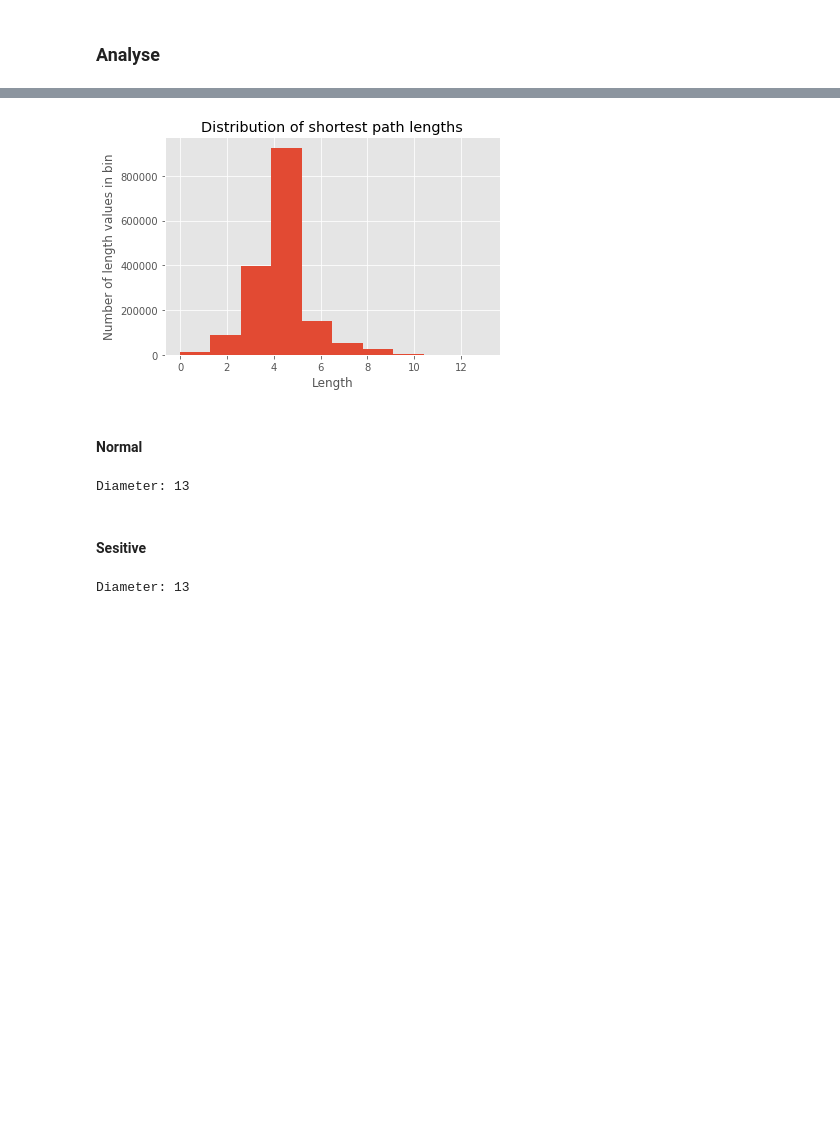
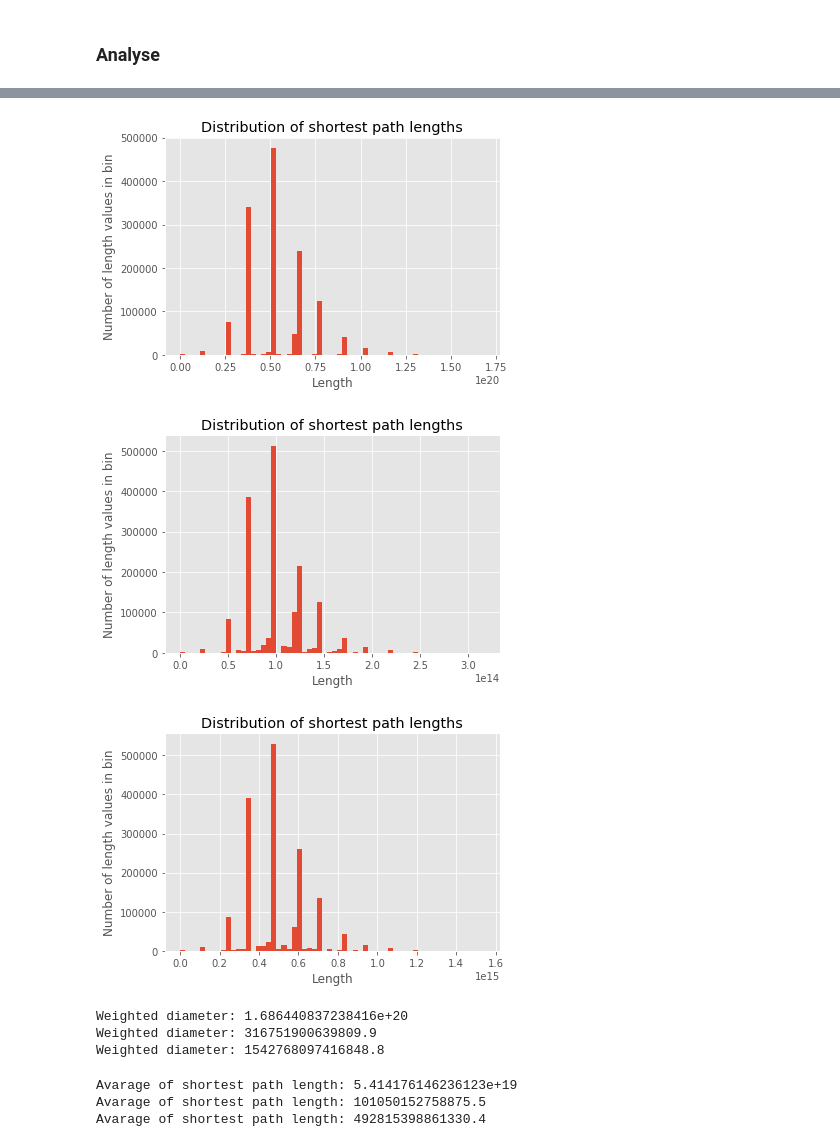
Before and after one commit to cilacal/Network-Analyser, a Jupyter notebook: Network_analyser.ipynb, the cells around one changed output, grey strips where cells are left out. Saved outputs shown, nothing was run; the diff lists cells and outputs as text; code cells hidden in the pictures; blank space fills up the shorter version.

```diff
--- a/Network_analyser.ipynb
+++ b/Network_analyser.ipynb
@@ -56,10 +63,16 @@ def generateNetwork(df):
 # %%
 def filterComponents(MDG):
     components = [c for c in nx.connected_components(MDG)]
+
+    a = np.argmax([len(c) for c in components])
+
     invalid_nodes = []
-    for c_set in components[1:]:
-        for node in c_set:
-            invalid_nodes.append(node)
+    for i in range(0, len(components)):
+        if i != a:
+            c_set = components[i]
+            for node in c_set:
+                invalid_nodes.append(node)
+
     for node in invalid_nodes:
         MDG.remove_node(node)
     return MDG
@@ -167,10 +180,12 @@ def diameterWeighted(MDG, weight_ , method_ = 'bellman-ford'):
 # %% [markdown]
 ### Create network
 # %%
-set_names('Name_source', 'Name_target', 'Link weight (sensitive)', 'consensus_direction' )
+set_names('Uniprot_source', 'Uniprot_target', 'Link weight (sensitive)', 'consensus_direction' )
 sensitive = read('omnipath_cytoscape.xlsx', sheet_name = 'Sensitive.')
 
-directed_s = convert(sensitive)
+inverted_s = invert(sensitive)
+directed_s = convert(inverted_s)
+
 MDG_sensitive = nx.MultiDiGraph()
 MDG_sensitive = generateNetwork(directed_s)
 MDG_sensitve = filterComponents(MDG_sensitive)
@@ -178,7 +193,20 @@ MDG_sensitve = filterComponents(MDG_sensitive)
 set_names('Source', 'Target', 'link weight (healthy)', 'consensus_direction' )
 normal = read('omnipath_normal_cytoscape.xlsx', sheet_name = 'network')
 
-directed_n = convert(normal)
+inverted_n = invert(normal)
+directed_n = convert(inverted_n)
+
 MDG_normal = nx.MultiDiGraph()
 MDG_normal = generateNetwork(directed_n)
 MDG_normal = filterComponents(MDG_normal)
+# %%
+set_names('Name_source', 'Name_target', 'Link weight (resistent)', 'consensus_direction' )
+resistant = read('omnipath_cytoscape.xlsx', sheet_name = 'Resistant.')
+
+inverted_r = invert(resistant)
+directed_r = convert(inverted_r)
+
+
+MDG_resistant = nx.MultiDiGraph()
+MDG_resistant = generateNetwork(directed_r)
+MDG_resistant = filterComponents(MDG_resistant)
@@ -251,16 +219,24 @@ distributionShortestPaths(MDG_normal)
-# %%
-distributionShortestPaths(MDG_sensitive)
-# %% [output]
-[figure, removed]
-# %% [markdown]
-#### Normal
-# %%
-diameter(MDG_normal)
-# %% [output]
-Diameter: 13
-# %% [markdown]
-#### Sesitive
-# %%
-diameter(MDG_sensitive)
-# %% [output]
-Diameter: 13
+# %%
+distributionShortestPaths(MDG_normal, weight_ = 'weight', bins = 60)
+distributionShortestPaths(MDG_sensitive, weight_ = 'weight', bins = 60)
+distributionShortestPaths(MDG_resistant, weight_ = 'weight', bins = 60)
+# %% [output]
+[figure, added]
+[figure, added]
+[figure, added]
+# %%
+diameterWeighted(MDG_normal, weight_ = 'weight')
+diameterWeighted(MDG_sensitive, weight_ = 'weight')
+diameterWeighted(MDG_resistant, weight_ = 'weight')
+# %% [output]
+Weighted diameter: 1.686440837238416e+20
+Weighted diameter: 316751900639809.9
+Weighted diameter: 1542768097416848.8
+# %%
+avarageShortestPathLength(MDG_normal, weight_ = 'weight')
+avarageShortestPathLength(MDG_sensitive, weight_ = 'weight')
+avarageShortestPathLength(MDG_resistant, weight_ = 'weight')
+# %% [output]
+Avarage of shortest path length: 5.414176146236123e+19
+Avarage of shortest path length: 101050152758875.5
+Avarage of shortest path length: 492815398861330.4
```
Also changed, not shown: parts of 22 cells of this notebook, 2 other files.
